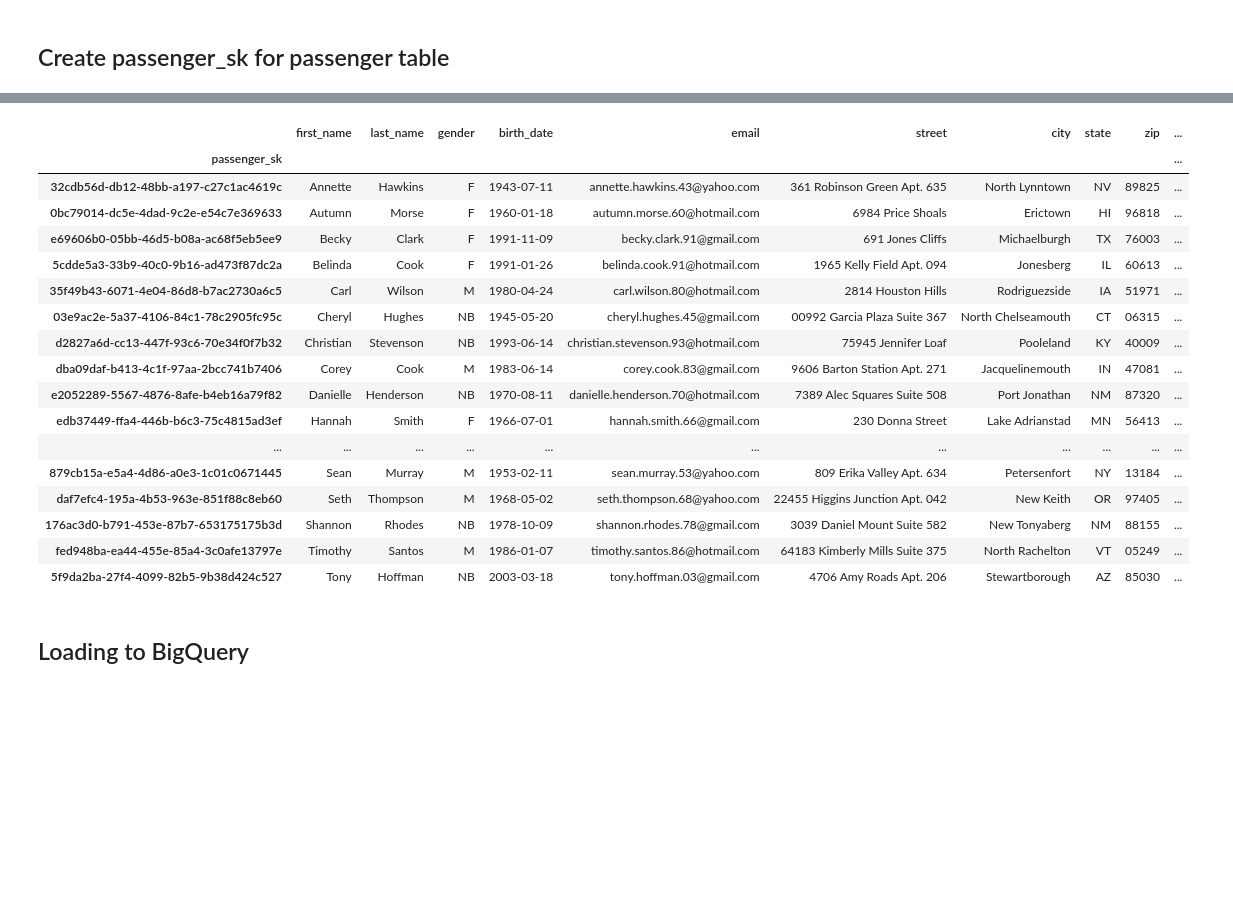
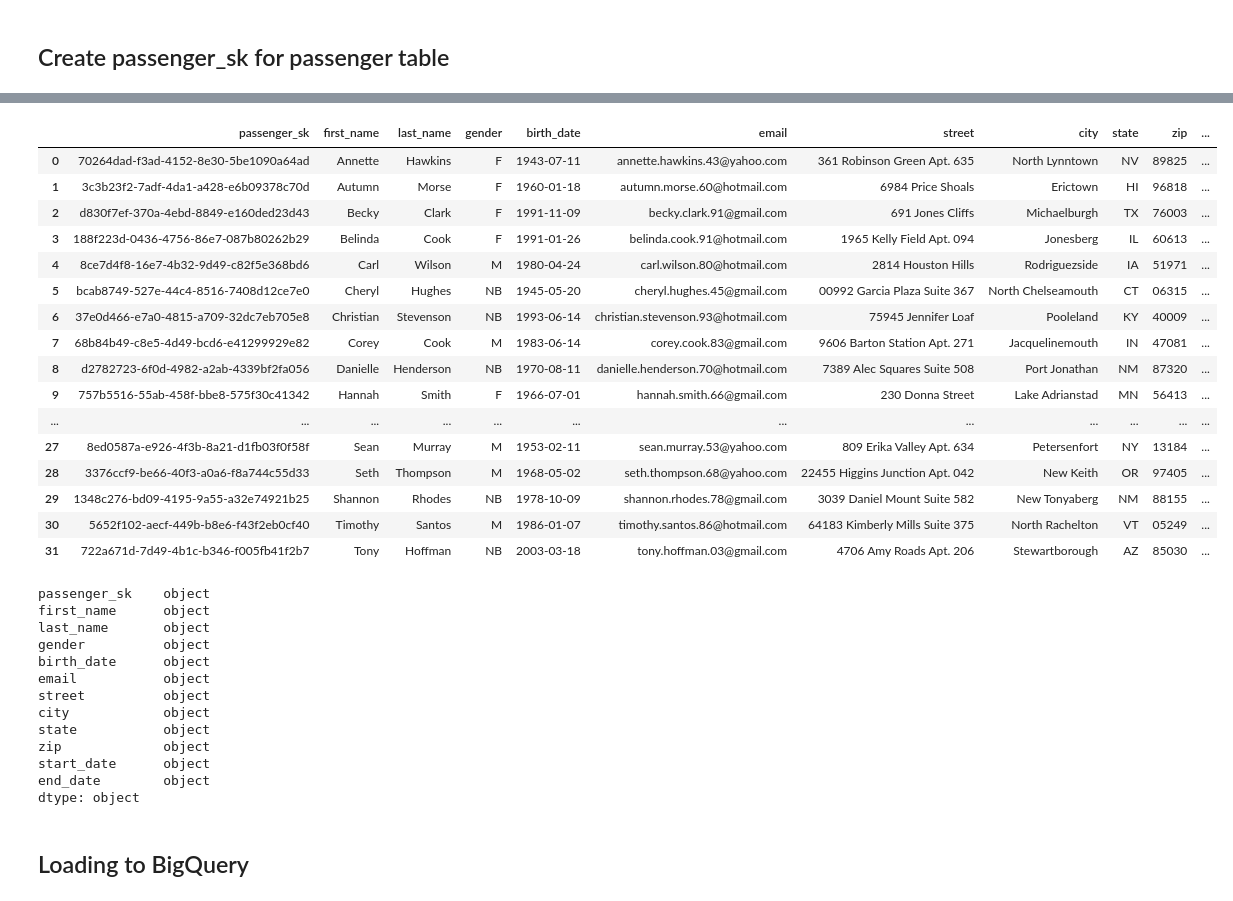
Before and after one commit to ChloeL6/data-modeling, a Jupyter notebook: load_dims.ipynb, the cells around one changed output, grey strips where cells are left out. Drawn from its saved outputs; the diff is of its cells as text; code cells hidden in the pictures; blank space fills up the shorter version.

Commit message:
Load to passenger dim to bq

```diff
--- a/load_dims.ipynb
+++ b/load_dims.ipynb
@@ -366,13 +366,14 @@ display(df)
 # %%
 logger.info(f"assigning passenger_sk: using uuid.uuid4()")
 
-# customer_id = md5 hash of customer first and last name
+df = df.reset_index()
+
 df['passenger_sk'] = df['passenger_sk'].apply(lambda x: uuid.uuid4())
-
-# set index by customer_id
-df = df.set_index(keys='passenger_sk')
 
 logger.info(f"passenger_sk generated")
 
+df['passenger_sk'] = df['passenger_sk'].astype(str)
+
 display(df)
+display(df.dtypes)
 # %% [output]
@@ -381,21 +382,33 @@ display(df)
-|  | first_name | last_name | gender | birth_date | email | street | city | state | zip | ... |
-| passenger_sk |  |  |  |  |  |  |  |  |  | ... |
-| 32cdb56d-db12-48bb-a197-c27c1ac4619c | Annette | Hawkins | F | 1943-07-11 | annette.hawkins.43@yahoo.com | 361 Robinson Green Apt. 635 | North Lynntown | NV | 89825 | ... |
-| 0bc79014-dc5e-4dad-9c2e-e54c7e369633 | Autumn | Morse | F | 1960-01-18 | autumn.morse.60@hotmail.com | 6984 Price Shoals | Erictown | HI | 96818 | ... |
-| e69606b0-05bb-46d5-b08a-ac68f5eb5ee9 | Becky | Clark | F | 1991-11-09 | becky.clark.91@gmail.com | 691 Jones Cliffs | Michaelburgh | TX | 76003 | ... |
-| 5cdde5a3-33b9-40c0-9b16-ad473f87dc2a | Belinda | Cook | F | 1991-01-26 | belinda.cook.91@hotmail.com | 1965 Kelly Field Apt. 094 | Jonesberg | IL | 60613 | ... |
-| 35f49b43-6071-4e04-86d8-b7ac2730a6c5 | Carl | Wilson | M | 1980-04-24 | carl.wilson.80@hotmail.com | 2814 Houston Hills | Rodriguezside | IA | 51971 | ... |
-| 03e9ac2e-5a37-4106-84c1-78c2905fc95c | Cheryl | Hughes | NB | 1945-05-20 | cheryl.hughes.45@gmail.com | 00992 Garcia Plaza Suite 367 | North Chelseamouth | CT | 06315 | ... |
-| d2827a6d-cc13-447f-93c6-70e34f0f7b32 | Christian | Stevenson | NB | 1993-06-14 | christian.stevenson.93@hotmail.com | 75945 Jennifer Loaf | Pooleland | KY | 40009 | ... |
-| dba09daf-b413-4c1f-97aa-2bcc741b7406 | Corey | Cook | M | 1983-06-14 | corey.cook.83@gmail.com | 9606 Barton Station Apt. 271 | Jacquelinemouth | IN | 47081 | ... |
-| e2052289-5567-4876-8afe-b4eb16a79f82 | Danielle | Henderson | NB | 1970-08-11 | danielle.henderson.70@hotmail.com | 7389 Alec Squares Suite 508 | Port Jonathan | NM | 87320 | ... |
-| edb37449-ffa4-446b-b6c3-75c4815ad3ef | Hannah | Smith | F | 1966-07-01 | hannah.smith.66@gmail.com | 230 Donna Street | Lake Adrianstad | MN | 56413 | ... |
-| ... | ... | ... | ... | ... | ... | ... | ... | ... | ... | ... |
-| 879cb15a-e5a4-4d86-a0e3-1c01c0671445 | Sean | Murray | M | 1953-02-11 | sean.murray.53@yahoo.com | 809 Erika Valley Apt. 634 | Petersenfort | NY | 13184 | ... |
-| daf7efc4-195a-4b53-963e-851f88c8eb60 | Seth | Thompson | M | 1968-05-02 | seth.thompson.68@yahoo.com | 22455 Higgins Junction Apt. 042 | New Keith | OR | 97405 | ... |
-| 176ac3d0-b791-453e-87b7-653175175b3d | Shannon | Rhodes | NB | 1978-10-09 | shannon.rhodes.78@gmail.com | 3039 Daniel Mount Suite 582 | New Tonyaberg | NM | 88155 | ... |
-| fed948ba-ea44-455e-85a4-3c0afe13797e | Timothy | Santos | M | 1986-01-07 | timothy.santos.86@hotmail.com | 64183 Kimberly Mills Suite 375 | North Rachelton | VT | 05249 | ... |
-| 5f9da2ba-27f4-4099-82b5-9b38d424c527 | Tony | Hoffman | NB | 2003-03-18 | tony.hoffman.03@gmail.com | 4706 Amy Roads Apt. 206 | Stewartborough | AZ | 85030 | ... |
+|  | passenger_sk | first_name | last_name | gender | birth_date | email | street | city | state | zip | ... |
+| 0 | 70264dad-f3ad-4152-8e30-5be1090a64ad | Annette | Hawkins | F | 1943-07-11 | annette.hawkins.43@yahoo.com | 361 Robinson Green Apt. 635 | North Lynntown | NV | 89825 | ... |
+| 1 | 3c3b23f2-7adf-4da1-a428-e6b09378c70d | Autumn | Morse | F | 1960-01-18 | autumn.morse.60@hotmail.com | 6984 Price Shoals | Erictown | HI | 96818 | ... |
+| 2 | d830f7ef-370a-4ebd-8849-e160ded23d43 | Becky | Clark | F | 1991-11-09 | becky.clark.91@gmail.com | 691 Jones Cliffs | Michaelburgh | TX | 76003 | ... |
+| 3 | 188f223d-0436-4756-86e7-087b80262b29 | Belinda | Cook | F | 1991-01-26 | belinda.cook.91@hotmail.com | 1965 Kelly Field Apt. 094 | Jonesberg | IL | 60613 | ... |
+| 4 | 8ce7d4f8-16e7-4b32-9d49-c82f5e368bd6 | Carl | Wilson | M | 1980-04-24 | carl.wilson.80@hotmail.com | 2814 Houston Hills | Rodriguezside | IA | 51971 | ... |
+| 5 | bcab8749-527e-44c4-8516-7408d12ce7e0 | Cheryl | Hughes | NB | 1945-05-20 | cheryl.hughes.45@gmail.com | 00992 Garcia Plaza Suite 367 | North Chelseamouth | CT | 06315 | ... |
+| 6 | 37e0d466-e7a0-4815-a709-32dc7eb705e8 | Christian | Stevenson | NB | 1993-06-14 | christian.stevenson.93@hotmail.com | 75945 Jennifer Loaf | Pooleland | KY | 40009 | ... |
+| 7 | 68b84b49-c8e5-4d49-bcd6-e41299929e82 | Corey | Cook | M | 1983-06-14 | corey.cook.83@gmail.com | 9606 Barton Station Apt. 271 | Jacquelinemouth | IN | 47081 | ... |
+| 8 | d2782723-6f0d-4982-a2ab-4339bf2fa056 | Danielle | Henderson | NB | 1970-08-11 | danielle.henderson.70@hotmail.com | 7389 Alec Squares Suite 508 | Port Jonathan | NM | 87320 | ... |
+| 9 | 757b5516-55ab-458f-bbe8-575f30c41342 | Hannah | Smith | F | 1966-07-01 | hannah.smith.66@gmail.com | 230 Donna Street | Lake Adrianstad | MN | 56413 | ... |
+| ... | ... | ... | ... | ... | ... | ... | ... | ... | ... | ... | ... |
+| 27 | 8ed0587a-e926-4f3b-8a21-d1fb03f0f58f | Sean | Murray | M | 1953-02-11 | sean.murray.53@yahoo.com | 809 Erika Valley Apt. 634 | Petersenfort | NY | 13184 | ... |
+| 28 | 3376ccf9-be66-40f3-a0a6-f8a744c55d33 | Seth | Thompson | M | 1968-05-02 | seth.thompson.68@yahoo.com | 22455 Higgins Junction Apt. 042 | New Keith | OR | 97405 | ... |
+| 29 | 1348c276-bd09-4195-9a55-a32e74921b25 | Shannon | Rhodes | NB | 1978-10-09 | shannon.rhodes.78@gmail.com | 3039 Daniel Mount Suite 582 | New Tonyaberg | NM | 88155 | ... |
+| 30 | 5652f102-aecf-449b-b8e6-f43f2eb0cf40 | Timothy | Santos | M | 1986-01-07 | timothy.santos.86@hotmail.com | 64183 Kimberly Mills Suite 375 | North Rachelton | VT | 05249 | ... |
+| 31 | 722a671d-7d49-4b1c-b346-f005fb41f2b7 | Tony | Hoffman | NB | 2003-03-18 | tony.hoffman.03@gmail.com | 4706 Amy Roads Apt. 206 | Stewartborough | AZ | 85030 | ... |
+passenger_sk    object
+first_name      object
+last_name       object
+gender          object
+birth_date      object
+email           object
+street          object
+city            object
+state           object
+zip             object
+start_date      object
+end_date        object
+dtype: object
 # %% [markdown]
 ## Loading to BigQuery
 # %%
```
Also changed, not shown: parts of 7 cells of this notebook.
